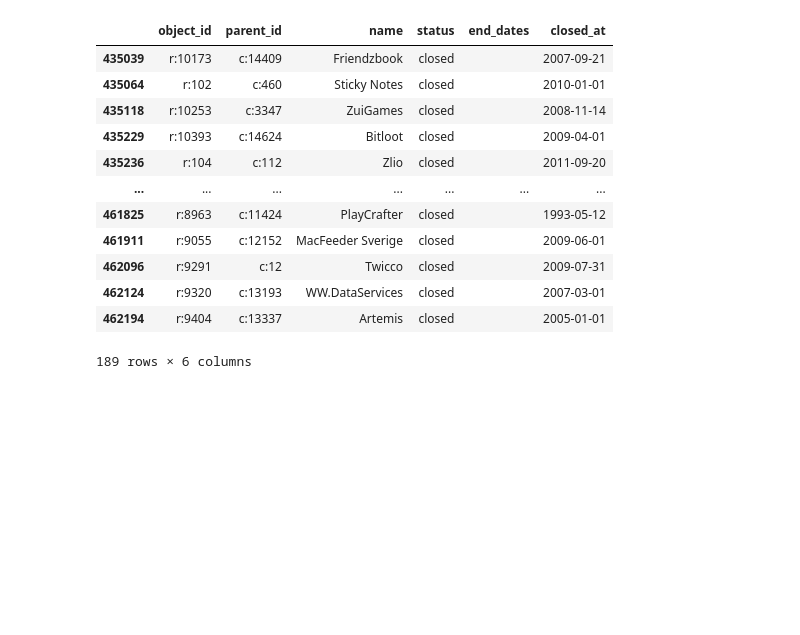
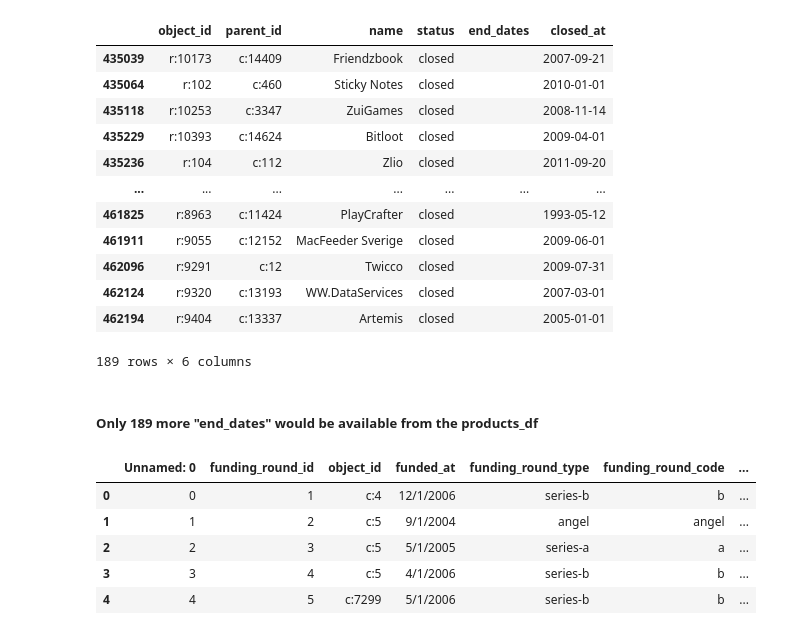
Before and after one commit to PaulIsenberg/FWIP_Venture, a Jupyter notebook: transform_end_date.ipynb, the cells around one changed output. Saved outputs shown, nothing was run; the diff lists cells and outputs as text; code cells hidden in the pictures; blank space fills up the shorter version.

```diff
--- a/transform_end_date.ipynb
+++ b/transform_end_date.ipynb
@@ -481,3 +465,17 @@ products_df_final
 | 462124 | r:9320 | c:13193 | WW.DataServices | closed |  | 2007-03-01 |
 | 462194 | r:9404 | c:13337 | Artemis | closed |  | 2005-01-01 |
 189 rows × 6 columns
+# %% [markdown]
+##### Only 189 more "end_dates" would be available from the products_df
+# %%
+# Checking funding_rounds_clean.csv for more end dates
+
+fr_df = pd.read_csv(path + 'funding_rounds_clean.csv')
+fr_df.head()
+# %% [output]
+|  | Unnamed: 0 | funding_round_id | object_id | funded_at | funding_round_type | funding_round_code | ... |
+| 0 | 0 | 1 | c:4 | 12/1/2006 | series-b | b | ... |
+| 1 | 1 | 2 | c:5 | 9/1/2004 | angel | angel | ... |
+| 2 | 2 | 3 | c:5 | 5/1/2005 | series-a | a | ... |
+| 3 | 3 | 4 | c:5 | 4/1/2006 | series-b | b | ... |
+| 4 | 4 | 5 | c:7299 | 5/1/2006 | series-b | b | ... |
```
Also changed, not shown: parts of 15 cells of this notebook.
